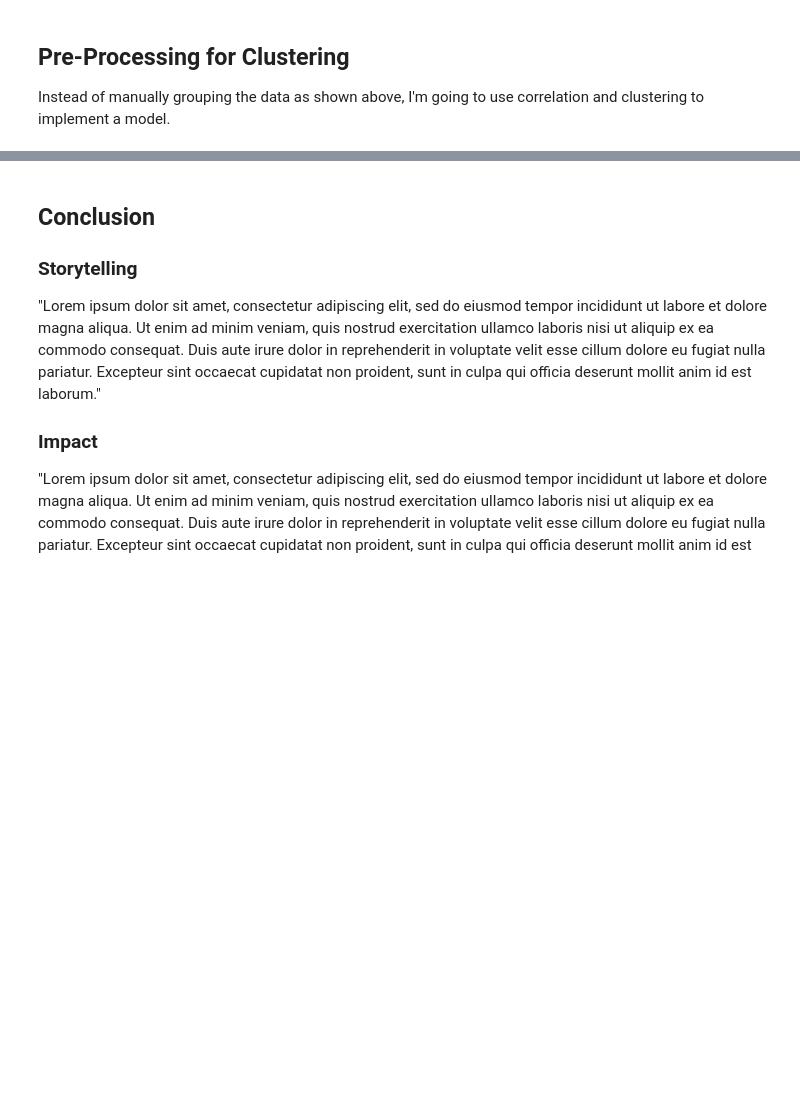
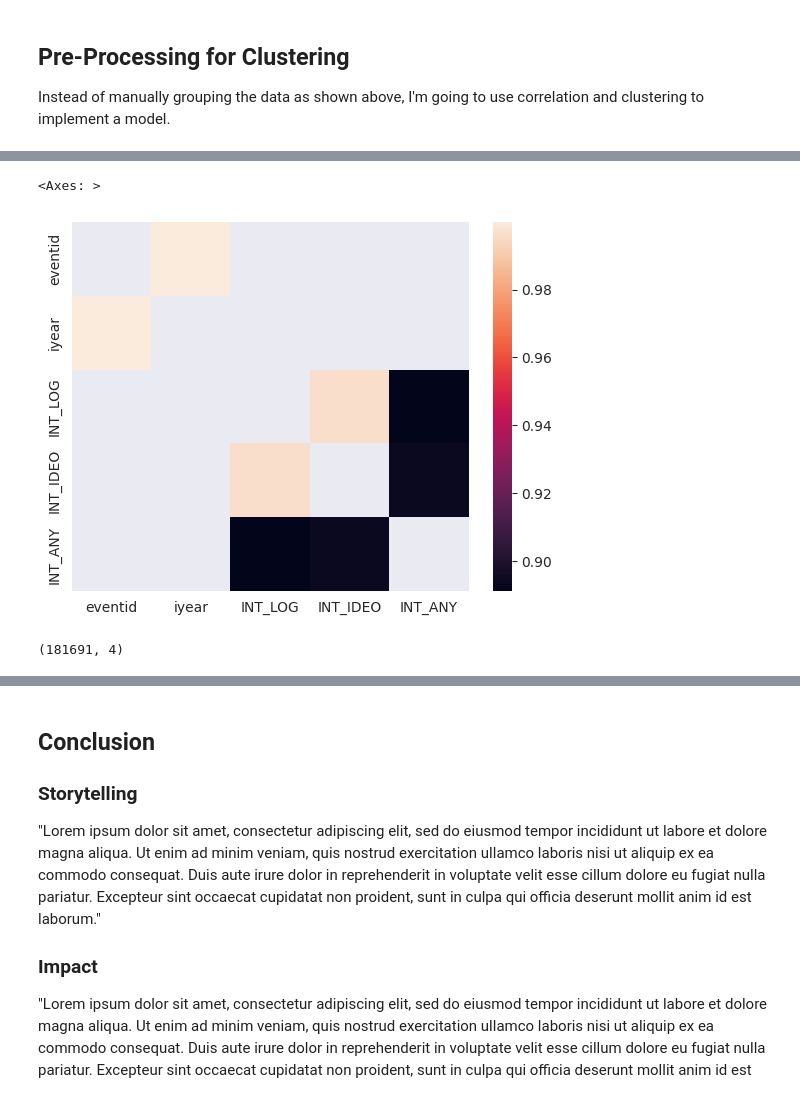
Before and after one commit to ryanshz/dmclustering, a Jupyter notebook: project4.ipynb, the cells around one changed output, grey strips where cells are left out. Cells and saved outputs as stored; diff of their text form; code cells hidden in the pictures; blank space fills up the shorter version.

```diff
--- a/project4.ipynb
+++ b/project4.ipynb
@@ -225,0 +218,31 @@ Component quantity to explain at least 90% variance: 16
+# %%
+correlations = standardized_df.corr()
+
+# Get those who have a high correlation of .9 or higher
+high_corr = correlations[abs(correlations) >= .8]
+
+# This is so we can drop the diagonal since it will be correlation of 1
+# Set it to null and we can drop it with the rest
+high_corr.replace(1, np.nan, inplace=True)
+
+# Drop rows and columns where they have no high correlation with anything
+high_corr.dropna(how='all', axis=0, inplace=True)
+high_corr.dropna(how='all', axis=1, inplace=True)
+
+# Due to the pallet having white and the missing correlations being white, lets darken the background
+sns.set_style('dark')
+
+sns.heatmap(high_corr)
+# %% [output]
+<Axes: >
+[figure, added]
+# %%
+#using the graph to implement PCA now
+pca = PCA(n_components = 4, random_state = 76)
+
+#fit PCA to data and make into df
+pca_df = pd.DataFrame(pca.fit_transform(standardized_df))
+
+pca_df.shape
+# %% [output]
+(181691, 4)
```
Also changed, not shown: parts of 13 cells of this notebook.
